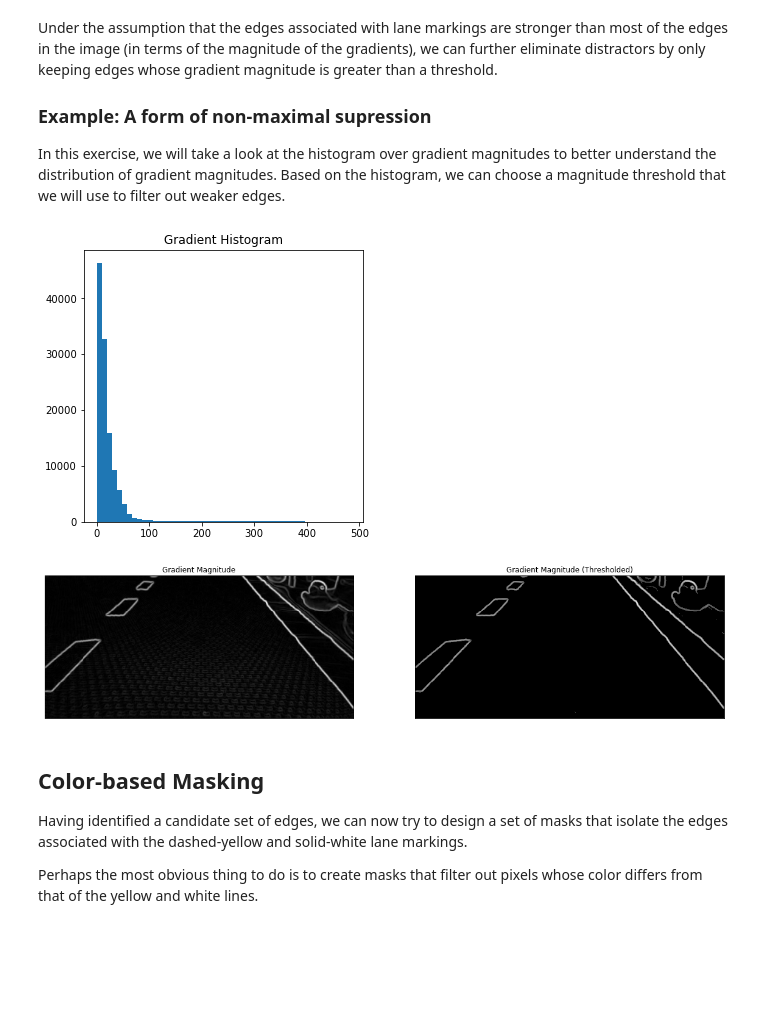
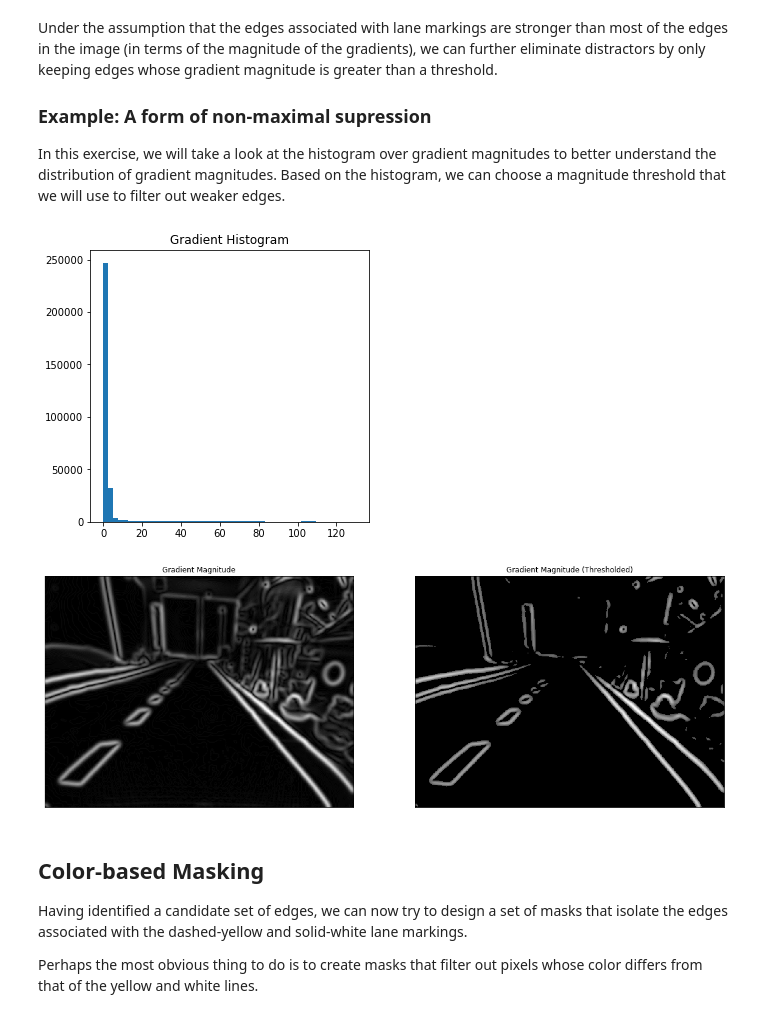
Before and after one commit to karthiks1701/mooc-exercises, a Jupyter notebook: visual_lane_servoing/solution/05-Visual-Servoing/visual_servoing_activity.ipynb, the cells around one changed output. Saved outputs shown, nothing was run; the diff lists cells and outputs as text; code cells hidden in the pictures; blank space fills up the shorter version.

```diff
--- a/visual_lane_servoing/solution/05-Visual-Servoing/visual_servoing_activity.ipynb
+++ b/visual_lane_servoing/solution/05-Visual-Servoing/visual_servoing_activity.ipynb
@@ -106,10 +106,12 @@ In Duckietown, the ground is planar and in other self-driving and robotics domai
 w, h = 640, 480
 cutoff = ((int(0.5 * h), int(0.01 * h)), (int(0.1 * w), int(0.1 * w)))
 (top, bottom), (left, right) = cutoff
-img = img[top:-bottom, left:-right]
+# img = img[top:-bottom, left:-right]
 
 
-mask_ground = np.ones(img.shape, dtype=np.uint8) # TODO: CHANGE ME
+mask_ground = np.zeros(img.shape, dtype=np.uint8) # TODO: CHANGE ME
+mask_ground[top:-bottom, left:-right] = 1
+
 #mask_ground = cv2.warpPerspective(img, Hinv, (img.shape[1],img.shape[0]))
 fig = plt.figure(figsize = (30,20))
 ax1 = fig.add_subplot(1,4,1)
@@ -161,7 +163,7 @@ The Sobel operator picks up on noise in the image as well as texture in the scen
 Using your experience from the previous exercise, identify a setting for the standard deviation of the Gaussian kernel that removes noise and local texture (e.g., that of the road surface), without sacrificing too much valid content (namely, the edges associated with lane markings)
 # %%
 # TODO: Identify a setting for the standard deviation that removes noise while not eliminating too much valid content.
-sigma = 1 # CHANGE ME
+sigma = 4 # CHANGE ME
 
 # Smooth the image using a Gaussian kernel
 img_gaussian_filter = cv2.GaussianBlur(img,(0,0), sigma)
@@ -221,23 +223,23 @@ ax1 = fig.add_subplot(1,1,1)
 ax1.hist((Gmag*mask_ground).flatten(), bins=50)
 ax1.set_title('Gradient Histogram');
 # %% [output]
-[figure, old version]
+[figure, new version]
 # %%
 # TODO: Use the histogram above to choose the minimum threshold on the gradient magnitude.
 #       Edges whos gradient magnitude is below this threshold will be filtered out.
-threshold = 100 # CHANGE ME
+threshold = 40 # CHANGE ME
 
 mask_mag = (Gmag > threshold)
 
 fig = plt.figure(figsize = (20,10))
 ax1 = fig.add_subplot(1,2,1)
 ax1.imshow(Gmag, cmap = 'gray')
 ax1.set_title('Gradient Magnitude'), ax1.set_xticks([]), ax1.set_yticks([])
 ax2 = fig.add_subplot(1,2,2)
 ax2.imshow(mask_mag*Gmag,cmap = 'gray')
 ax2.set_title('Gradient Magnitude (Thresholded)'), ax2.set_xticks([]), ax2.set_yticks([]);
 # %% [output]
-[figure, old version]
+[figure, new version]
 # %% [markdown]
 ## Color-based Masking
 
```
Also changed, not shown: parts of 14 cells of this notebook, 2 other files.
